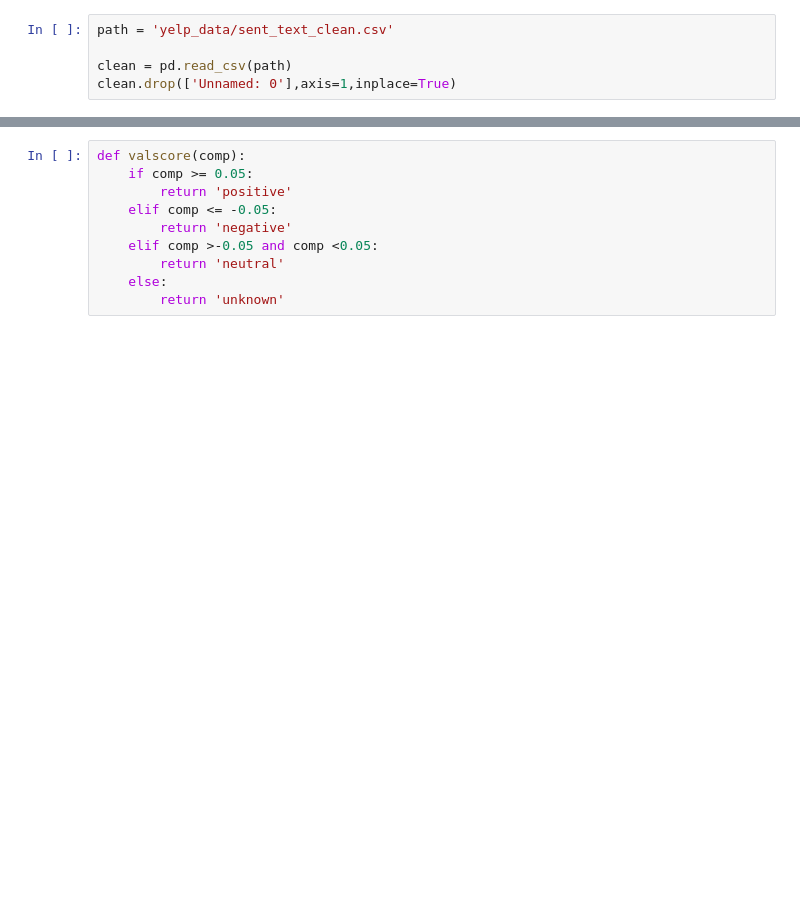
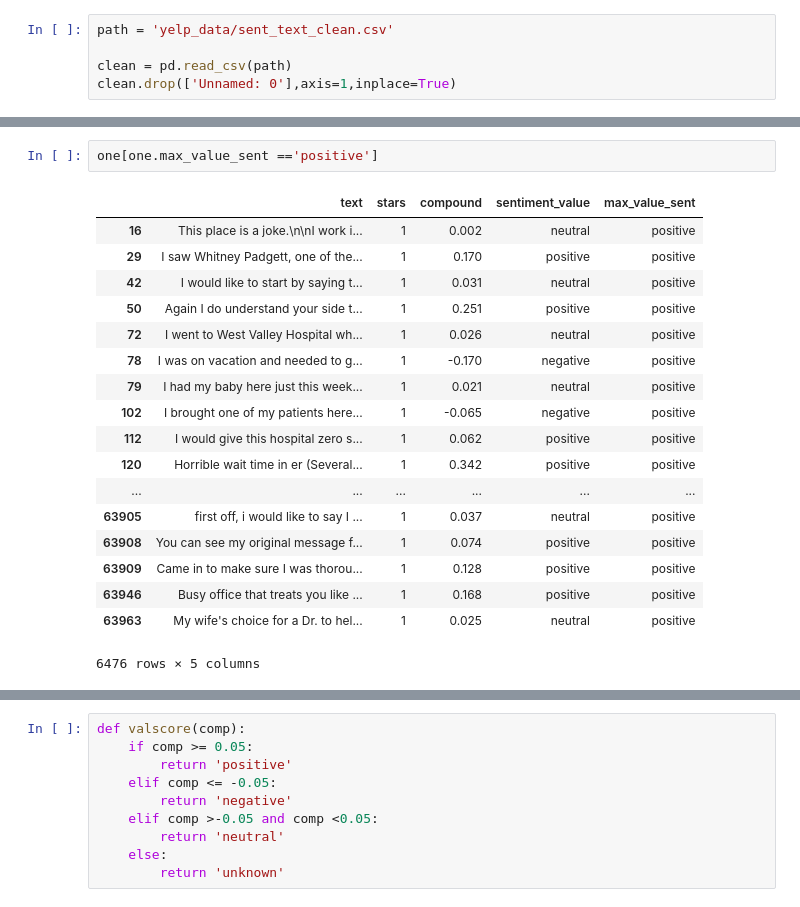
Before and after one commit to franksalas/text_classification_public_healthcare_data, a Jupyter notebook: data_exploration/health05_sentiment_values_better.ipynb, the cells around one changed output, grey strips where cells are left out. Saved outputs shown, nothing was run; the diff lists cells and outputs as text; blank space fills up the shorter version.

```diff
--- a/data_exploration/health05_sentiment_values_better.ipynb
+++ b/data_exploration/health05_sentiment_values_better.ipynb
@@ -19,0 +84,21 @@ clean.drop(['Unnamed: 0'],axis=1,inplace=True)
+# %%
+one[one.max_value_sent =='positive']
+# %% [output]
+|  | text | stars | compound | sentiment_value | max_value_sent |
+| 16 | This place is a joke.\n\nI work i... | 1 | 0.002 | neutral | positive |
+| 29 | I saw Whitney Padgett, one of the... | 1 | 0.170 | positive | positive |
+| 42 | I would like to start by saying t... | 1 | 0.031 | neutral | positive |
+| 50 | Again I do understand your side t... | 1 | 0.251 | positive | positive |
+| 72 | I went to West Valley Hospital wh... | 1 | 0.026 | neutral | positive |
+| 78 | I was on vacation and needed to g... | 1 | -0.170 | negative | positive |
+| 79 | I had my baby here just this week... | 1 | 0.021 | neutral | positive |
+| 102 | I brought one of my patients here... | 1 | -0.065 | negative | positive |
+| 112 | I would give this hospital zero s... | 1 | 0.062 | positive | positive |
+| 120 | Horrible wait time in er (Several... | 1 | 0.342 | positive | positive |
+| ... | ... | ... | ... | ... | ... |
+| 63905 | first off, i would like to say I ... | 1 | 0.037 | neutral | positive |
+| 63908 | You can see my original message f... | 1 | 0.074 | positive | positive |
+| 63909 | Came in to make sure I was thorou... | 1 | 0.128 | positive | positive |
+| 63946 | Busy office that treats you like ... | 1 | 0.168 | positive | positive |
+| 63963 | My wife's choice for a Dr. to hel... | 1 | 0.025 | neutral | positive |
+6476 rows × 5 columns
```
Also changed, not shown: parts of 38 cells of this notebook, 26 other files.
